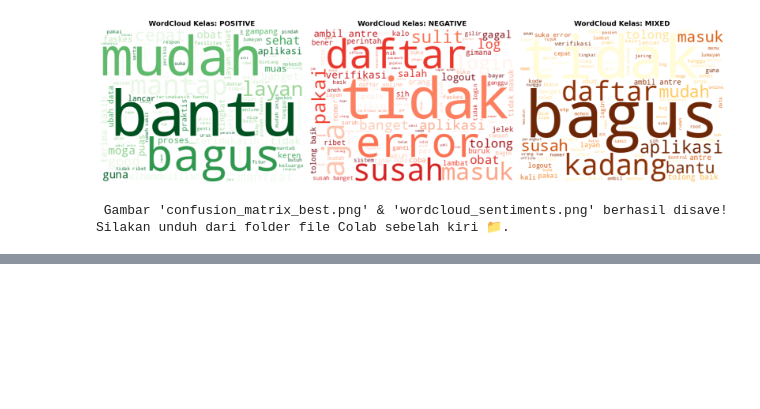
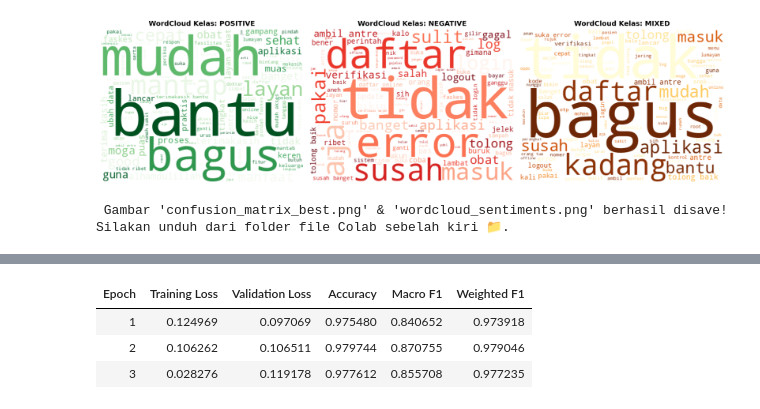
Before and after one commit to fjessenia/papermobilejkn, a Jupyter notebook: mobilejkn.ipynb, the cells around one changed output, grey strips where cells are left out. Saved outputs shown, nothing was run; the diff lists cells and outputs as text; code cells hidden in the pictures; blank space fills up the shorter version.

```diff
--- a/mobilejkn.ipynb
+++ b/mobilejkn.ipynb
@@ -311,3 +311,89 @@ print("Silakan unduh dari folder file Colab sebelah kiri 📁.")
 [figure]
  Gambar 'confusion_matrix_best.png' & 'wordcloud_sentiments.png' berhasil disave!
 Silakan unduh dari folder file Colab sebelah kiri 📁.
+# %%
+# Cell 9: Training & Evaluation Model IndoBERT (3 Kelas: positive, negative, mixed)
+import torch
+import numpy as np
+from transformers import AutoTokenizer, AutoModelForSequenceClassification, Trainer, TrainingArguments
+from datasets import Dataset
+from sklearn.metrics import classification_report, accuracy_score, f1_score
+
+# 1. Map label string ke angka ( positive: 0, negative: 1, mixed: 2 )
+label2id = {'positive': 0, 'negative': 1, 'mixed': 2}
+id2label = {0: 'positive', 1: 'negative', 2: 'mixed'}
+
+df_final['label_id'] = df_final['label_annotator1'].map(label2id)
+
+# 2. Split Dataset (80:20) sesuai dengan split ML sebelumnya
+from sklearn.model_selection import train_test_split
+train_df, test_df = train_test_split(df_final, test_size=0.20, random_state=42, stratify=df_final['label_id'])
+
+# 3. Load Tokenizer IndoBERT
+pretrained_model = "indobenchmark/indobert-base-p1"
+tokenizer = AutoTokenizer.from_pretrained(pretrained_model)
+
+def tokenize_function(examples):
+    return tokenizer(examples['content_clean'], padding="max_length", truncation=True, max_length=128)
+
+# Convert Pandas DataFrame ke HuggingFace Dataset
+ds_train = Dataset.from_pandas(train_df[['content_clean', 'label_id']].rename(columns={'label_id': 'label'}))
+ds_test = Dataset.from_pandas(test_df[['content_clean', 'label_id']].rename(columns={'label_id': 'label'}))
+
+ds_train = ds_train.map(tokenize_function, batched=True)
+ds_test = ds_test.map(tokenize_function, batched=True)
+
+# 4. Load Pretrained IndoBERT Model
+model = AutoModelForSequenceClassification.from_pretrained(
+    pretrained_model,
+    num_labels=3,
+    id2label=id2label,
+    label2id=label2id
+)
+
+# 5. Metric Evaluation Function
+def compute_metrics(eval_pred):
+    logits, labels = eval_pred
+    predictions = np.argmax(logits, axis=-1)
+    acc = accuracy_score(labels, predictions)
+    macro_f1 = f1_score(labels, predictions, average='macro')
+    weighted_f1 = f1_score(labels, predictions, average='weighted')
+    return {"accuracy": acc, "macro_f1": macro_f1, "weighted_f1": weighted_f1}
+
+# 6. Training Setup
+training_args = TrainingArguments(
+    output_dir="./results_indobert",
+    eval_strategy="epoch",
+    save_strategy="epoch",
+    learning_rate=2e-5,
+    per_device_train_batch_size=16,
+    per_device_eval_batch_size=16,
+    num_train_epochs=3,
+    weight_decay=0.01,
+    load_best_model_at_end=True,
+    metric_for_best_model="weighted_f1",
+    logging_steps=50,
+    fp16=torch.cuda.is_available() # Gunakan GPU jika ada
+)
+
+trainer = Trainer(
+    model=model,
+    args=training_args,
+    train_dataset=ds_train,
+    eval_dataset=ds_test,
+    compute_metrics=compute_metrics,
+)
+
+print("Memulai Training IndoBERT (3 Epochs)...")
+trainer.train()
+
+# 7. Evaluasi Akhir IndoBERT
+preds_raw = trainer.predict(ds_test)
+preds = np.argmax(preds_raw.predictions, axis=-1)
+
+print("\n================ HASIL EVALUASI INDOBERT ================")
+print(f"Accuracy: {accuracy_score(test_df['label_id'], preds):.4f}")
+print(f"Macro F1: {f1_score(test_df['label_id'], preds, average='macro'):.4f}")
+print(f"Weighted F1: {f1_score(test_df['label_id'], preds, average='weighted'):.4f}")
+print(classification_report(test_df['label_id'], preds, target_names=['positive', 'negative', 'mixed']))
+# %% [output]
@@ -313,0 +415,4 @@ Silakan unduh dari folder file Colab sebelah kiri 📁.
+| Epoch | Training Loss | Validation Loss | Accuracy | Macro F1 | Weighted F1 |
+| 1 | 0.124969 | 0.097069 | 0.975480 | 0.840652 | 0.973918 |
+| 2 | 0.106262 | 0.106511 | 0.979744 | 0.870755 | 0.979046 |
+| 3 | 0.028276 | 0.119178 | 0.977612 | 0.855708 | 0.977235 |
```
Also changed, not shown: parts of 1 cell of this notebook.
